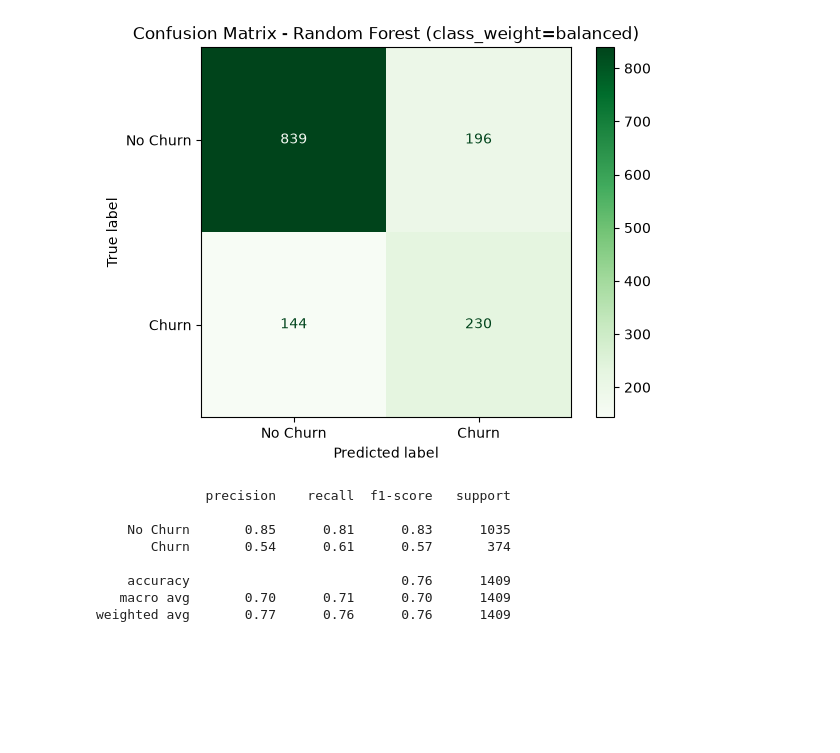
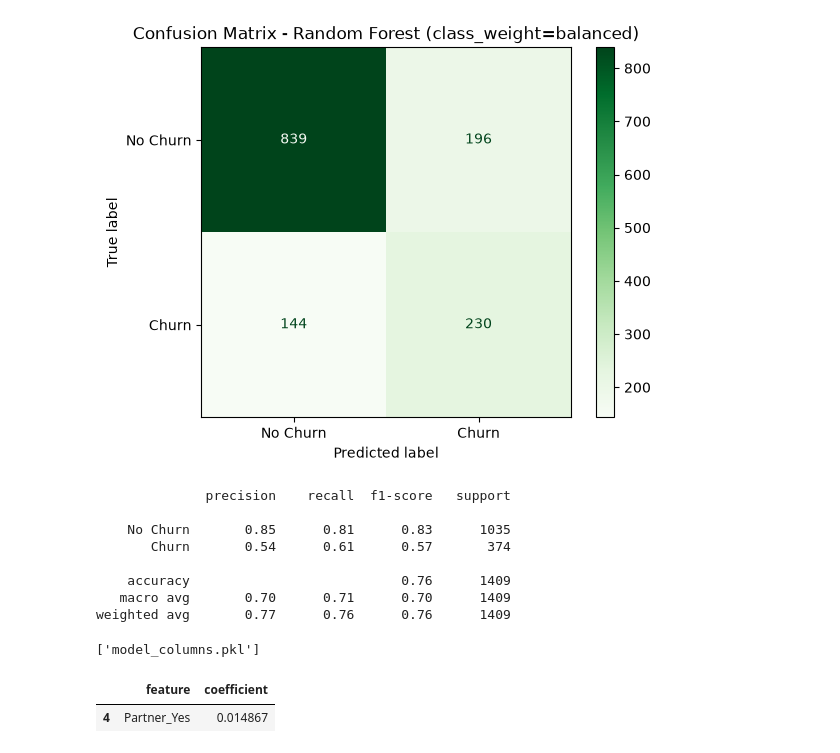
Before and after one commit to erk1ss/churn-prediction, a Jupyter notebook: eda.ipynb, the cells around one changed output. Cells and saved outputs as stored; diff of their text form; code cells hidden in the pictures; blank space fills up the shorter version.

```diff
--- a/eda.ipynb
+++ b/eda.ipynb
@@ -369,3 +369,21 @@ print(classification_report(y2_test, y2_pred_rf, target_names=['No Churn', 'Chur
     accuracy                           0.76      1409
    macro avg       0.70      0.71      0.70      1409
 weighted avg       0.77      0.76      0.76      1409
+# %%
+import joblib
+
+joblib.dump(model_v3, 'churn_model.pkl')
+joblib.dump(scaler_v2, 'scaler.pkl')
+joblib.dump(X2_train.columns.tolist(), 'model_columns.pkl')
+# %% [output]
+['model_columns.pkl']
+# %%
+coefficients_v3 = pd.DataFrame({
+    'feature': X2_train.columns,
+    'coefficient': model_v3.coef_[0]
+})
+coefficients_v3 = coefficients_v3.sort_values('coefficient', ascending=False)
+coefficients_v3[coefficients_v3['feature'] == 'Partner_Yes']
+# %% [output]
+|  | feature | coefficient |
+| 4 | Partner_Yes | 0.014867 |
```
Also changed, not shown: 4 other files.
